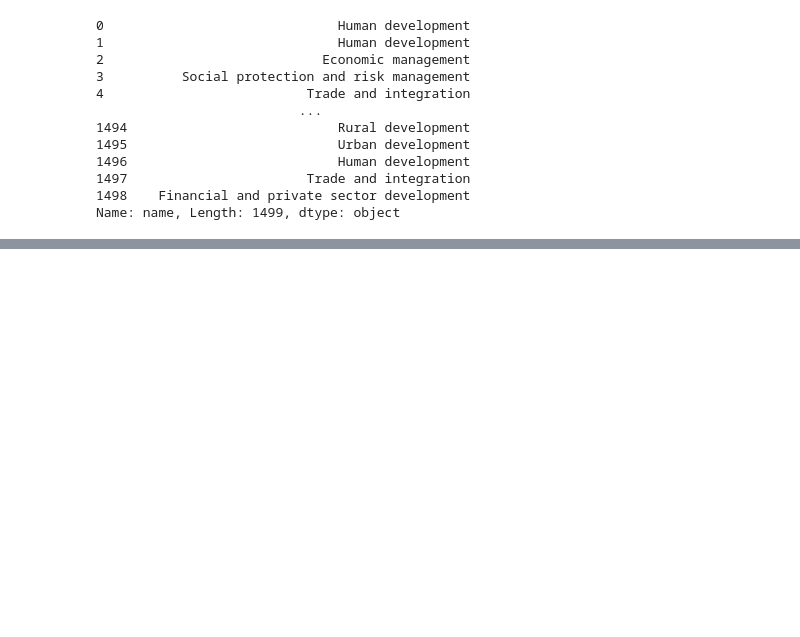
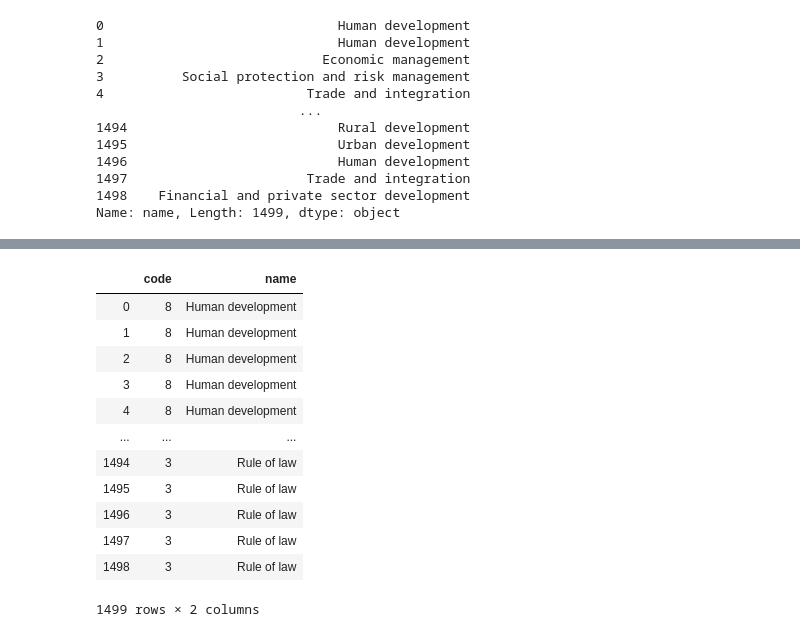
Before and after one commit to maxz722/maxine, a Jupyter notebook: mz_sliderule_dsi_json_exercise.ipynb, the cells around one changed output, grey strips where cells are left out. Saved outputs shown, nothing was run; the diff lists cells and outputs as text; code cells hidden in the pictures; blank space fills up the shorter version.

```diff
--- a/mz_sliderule_dsi_json_exercise.ipynb
+++ b/mz_sliderule_dsi_json_exercise.ipynb
@@ -200,8 +165,3 @@ Social dev/gender/inclusion                     119
 Trade and integration                            72
 Urban development                                47
 Name: name, dtype: int64
-# %%
-#tried to put it in one line, but seemed to be messing up
-project_themes = pd.DataFrame(columns=['code','name'])
-project = map(lambda row: projects.append(json_normalize(row)), world_bank_df.mjtheme_namecode)
-project = project_themes.reset_index(drop=True, inplace=True)
@@ -276,0 +269,19 @@ Name: name, Length: 1499, dtype: object
+# %%
+test = projects.drop_duplicates()
+final_test = test[test['name'] != '']
+# %%
+pd.merge(projects['code'],final_test, on = ['code'])
+# %% [output]
+|  | code | name |
+| 0 | 8 | Human development |
+| 1 | 8 | Human development |
+| 2 | 8 | Human development |
+| 3 | 8 | Human development |
+| 4 | 8 | Human development |
+| ... | ... | ... |
+| 1494 | 3 | Rule of law |
+| 1495 | 3 | Rule of law |
+| 1496 | 3 | Rule of law |
+| 1497 | 3 | Rule of law |
+| 1498 | 3 | Rule of law |
+1499 rows × 2 columns
```
Also changed, not shown: parts of 5 cells of this notebook.
